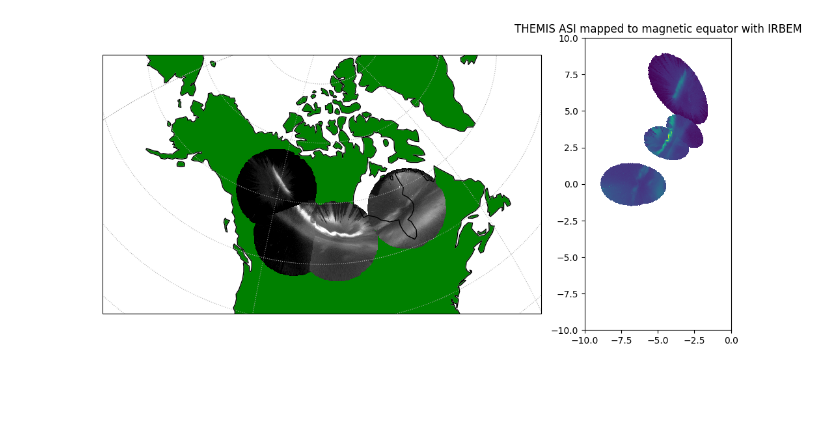
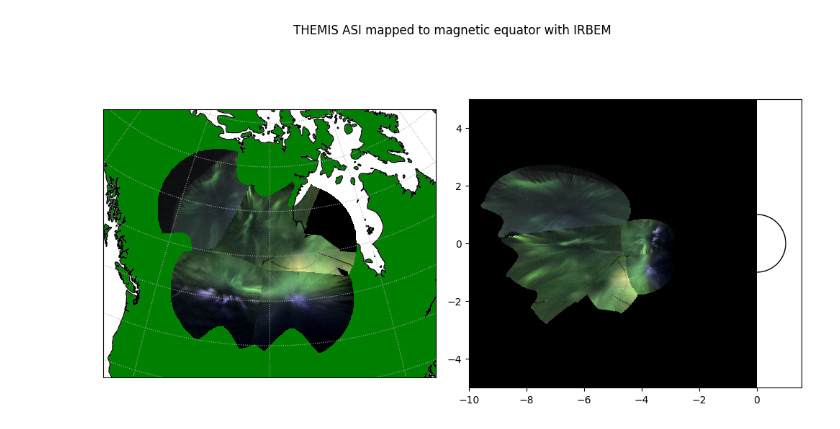
Before and after one commit to mshumko/asilib, a Jupyter notebook: docs/tutorials/magnetic_equator.ipynb, the cells around one changed output. Drawn from its saved outputs; the diff is of its cells as text; code cells hidden in the pictures; blank space fills up the shorter version.

Commit message:
Finished the equatorial mapping mosaic.

```diff
--- a/docs/tutorials/magnetic_equator.ipynb
+++ b/docs/tutorials/magnetic_equator.ipynb
@@ -45,6 +51,6 @@ def map_eq(time, latitudes, longitudes, alt=110):
         sm_coords[i, :] = coords_obj.transform(time, output_dictionary['XGEO'], 1, 4)  # Convert to SM coordinates
     return sm_coords
 # %%
-_imagers = [asilib.asi.themis(location_code, time=time, alt=map_alt) for location_code in location_codes]
+_imagers = [asilib.asi.trex_rgb(location_code, time=time, alt=map_alt) for location_code in location_codes]
 asis = asilib.Imagers(_imagers)
 lats_lons, intensities = asis.get_points()
@@ -65,4 +81,4 @@ array([2832., 2882., 2820., ..., 3794., 3821., 3815.])
 # %%
 sm_loc = map_eq(time, lats_lons[:, 0], lats_lons[:, 1], alt=map_alt)
 # %%
-x_grid, y_grid = np.meshgrid(np.linspace(-10, 0, num=1000), np.linspace(-10, 10, num=1001))
+x_grid, y_grid = np.meshgrid(np.linspace(-10, 0, num=1000), np.linspace(-5, 5, num=1001))
@@ -99,19 +96,28 @@ plt.hist(dists.flatten(), bins=np.linspace(0, 5))
 # %%
-gridded_eq_data = scipy.interpolate.griddata(sm_loc[:, :2], intensities, (x_grid, y_grid), fill_value=np.nan, method='nearest')
-gridded_eq_data_copy = gridded_eq_data[:]
-gridded_eq_data_copy[dists > 0.1] = np.nan  # Mask any gridded point > 0.1 Re from the mapped point as NaN
+gridded_eq_data = scipy.interpolate.griddata(
+    sm_loc[:, :2],
+    intensities,
+    (x_grid, y_grid),
+    method='nearest'
+    )
+gridded_eq_data_copy = gridded_eq_data[...]
+gridded_eq_data_copy[dists > 0.1, :] = np.nan  # Mask any gridded point > 0.1 Re from the mapped point as NaN
+# %%
+vmin, vmax = asis.imagers[0].plot_settings['color_bounds']
+gridded_eq_data_copy = asis.imagers[0]._stretch_contrast(gridded_eq_data_copy, vmin, vmax)
 # %%
 fig = plt.figure(figsize=(10, 6))
-gs = matplotlib.gridspec.GridSpec(1, 2, fig, width_ratios=(3, 1))
-ax = asilib.map.create_map(fig_ax=(fig, gs[0, 0]))
+gs = matplotlib.gridspec.GridSpec(1, 2, fig, width_ratios=(1, 1))
+ax = asilib.map.create_map(fig_ax=(fig, gs[0, 0]), lat_bounds=lat_bounds, lon_bounds=lon_bounds)
 bx = fig.add_subplot(gs[0, 1])
 bx.set_aspect('equal')
 
 asis.plot_map(ax=ax, asi_label=False)
-bx.pcolormesh(x_grid, y_grid, gridded_eq_data_copy, norm=matplotlib.colors.LogNorm())
+bx.pcolormesh(x_grid, y_grid, gridded_eq_data_copy)
+bx.add_patch(plt.Circle((0, 0), 1, ec='k', fc='None'))
 
-plt.title('THEMIS ASI mapped to magnetic equator with IRBEM')
+plt.suptitle('THEMIS ASI mapped to magnetic equator with IRBEM')
 plt.tight_layout()
 plt.show()
 # %% [output]
-[figure, old version]
+[figure, new version]
```
Also changed, not shown: parts of 10 cells of this notebook.
